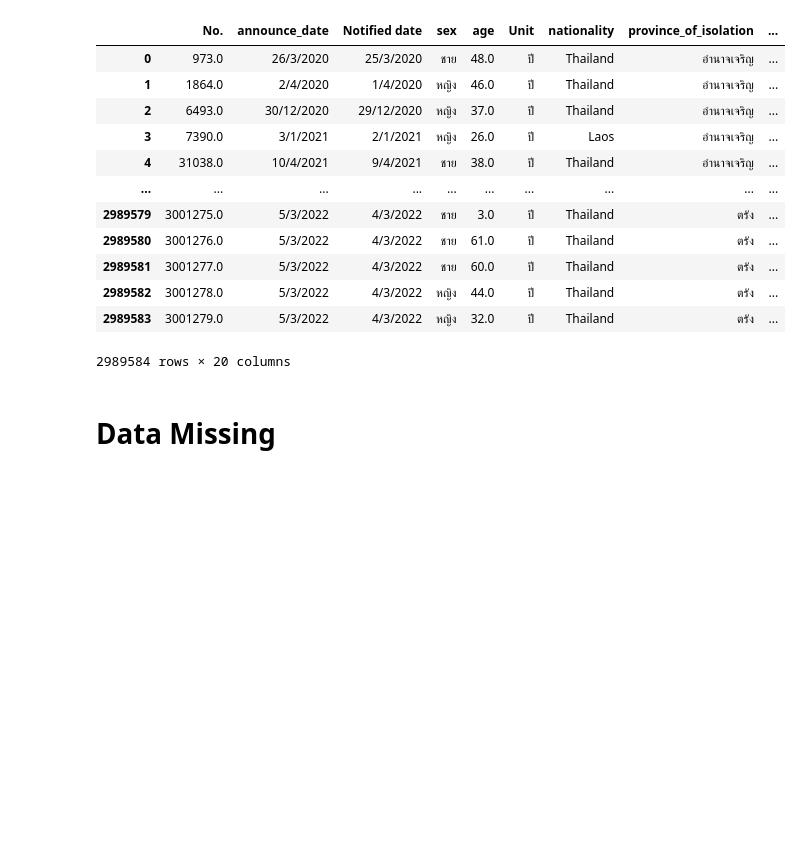
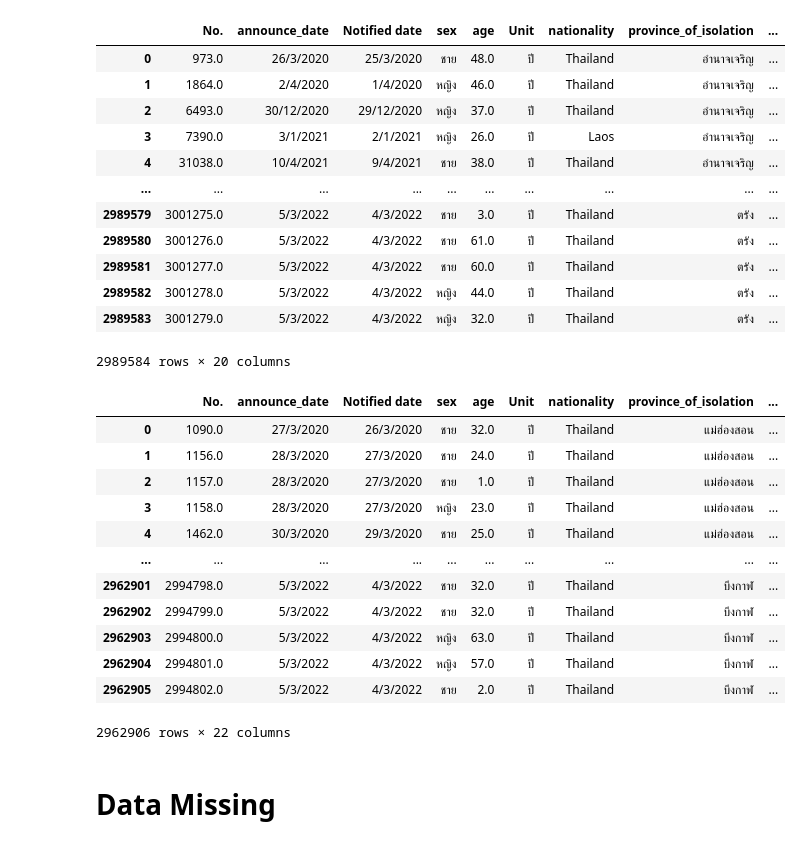
Before and after one commit to ThanikPimpiban/data_viz_2022, a Jupyter notebook: ProjectFinal.ipynb, the cells around one changed output. Saved outputs shown, nothing was run; the diff lists cells and outputs as text; code cells hidden in the pictures; blank space fills up the shorter version.

```diff
--- a/ProjectFinal.ipynb
+++ b/ProjectFinal.ipynb
@@ -250,0 +276,3 @@ df_city ## แสดงข้อมูล
+# %%
+th_geojson=geopandas.read_file('/content/drive/MyDrive/ProjectFinal/thai.json')
+th_geojson
@@ -301,6 +479,23 @@ df_all ## ดูตาราง df_all
 | 2989582 | 3001278.0 | 5/3/2022 | 4/3/2022 | หญิง | 44.0 | ปี | Thailand | ตรัง | ... |
 | 2989583 | 3001279.0 | 5/3/2022 | 4/3/2022 | หญิง | 32.0 | ปี | Thailand | ตรัง | ... |
 2989584 rows × 20 columns
+# %%
+df_all = df_covid.merge(th_geojson,how='right',left_on = 'จังหวัด',right_on = 'name')
+df_all
+# %% [output]
+|  | No. | announce_date | Notified date | sex | age | Unit | nationality | province_of_isolation | ... |
+| 0 | 1090.0 | 27/3/2020 | 26/3/2020 | ชาย | 32.0 | ปี | Thailand | แม่ฮ่องสอน | ... |
+| 1 | 1156.0 | 28/3/2020 | 27/3/2020 | ชาย | 24.0 | ปี | Thailand | แม่ฮ่องสอน | ... |
+| 2 | 1157.0 | 28/3/2020 | 27/3/2020 | ชาย | 1.0 | ปี | Thailand | แม่ฮ่องสอน | ... |
+| 3 | 1158.0 | 28/3/2020 | 27/3/2020 | หญิง | 23.0 | ปี | Thailand | แม่ฮ่องสอน | ... |
+| 4 | 1462.0 | 30/3/2020 | 29/3/2020 | ชาย | 25.0 | ปี | Thailand | แม่ฮ่องสอน | ... |
+| ... | ... | ... | ... | ... | ... | ... | ... | ... | ... |
+| 2962901 | 2994798.0 | 5/3/2022 | 4/3/2022 | ชาย | 32.0 | ปี | Thailand | บึงกาฬ | ... |
+| 2962902 | 2994799.0 | 5/3/2022 | 4/3/2022 | ชาย | 32.0 | ปี | Thailand | บึงกาฬ | ... |
+| 2962903 | 2994800.0 | 5/3/2022 | 4/3/2022 | หญิง | 63.0 | ปี | Thailand | บึงกาฬ | ... |
+| 2962904 | 2994801.0 | 5/3/2022 | 4/3/2022 | หญิง | 57.0 | ปี | Thailand | บึงกาฬ | ... |
+| 2962905 | 2994802.0 | 5/3/2022 | 4/3/2022 | ชาย | 2.0 | ปี | Thailand | บึงกาฬ | ... |
+2962906 rows × 22 columns
 # %% [markdown]
 # Data Missing
 # %%
```
Also changed, not shown: parts of 21 cells of this notebook.
